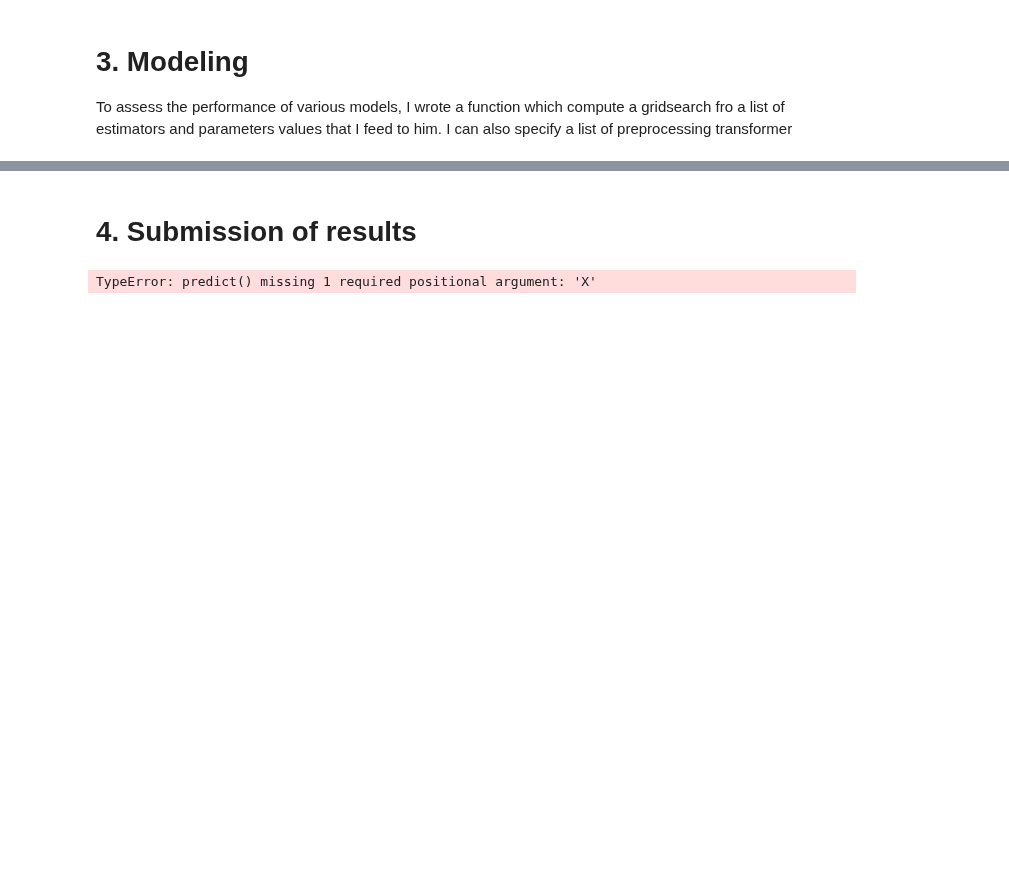
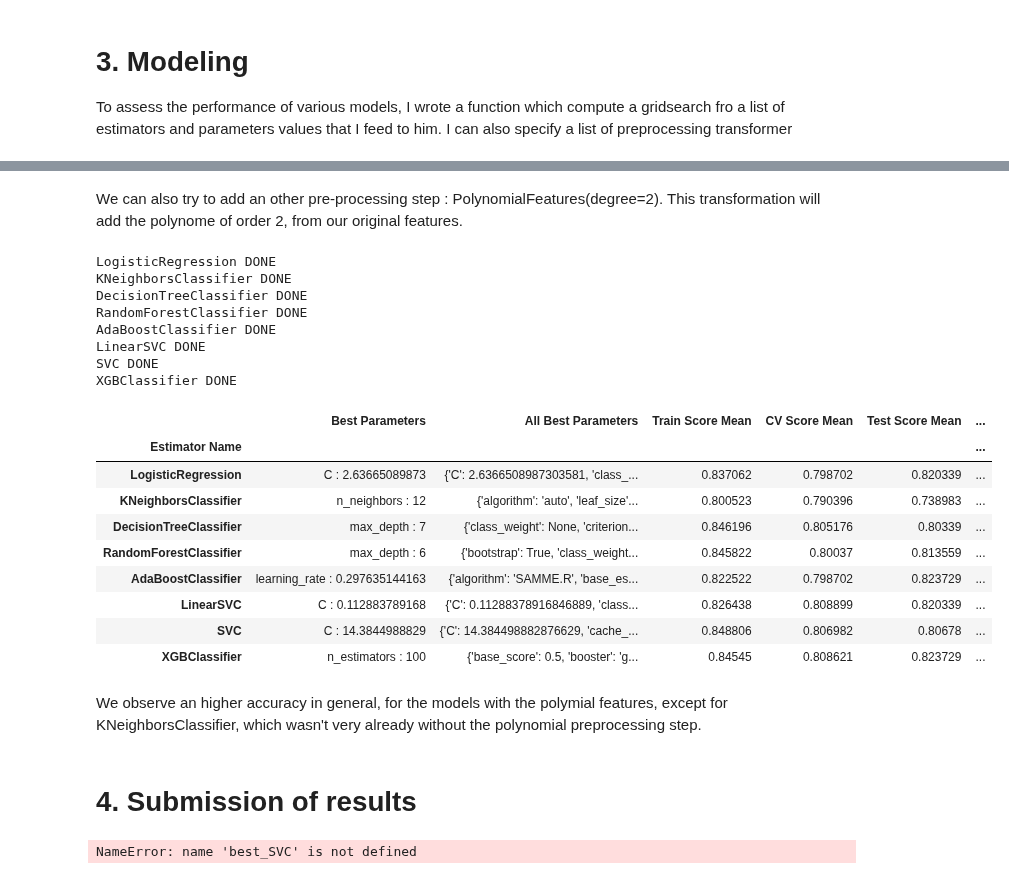
Before and after one commit to ArthMx/Titanic-Kaggle, a Jupyter notebook: Titanic.ipynb, the cells around one changed output, grey strips where cells are left out. Drawn from its saved outputs; the diff is of its cells as text; code cells hidden in the pictures; blank space fills up the shorter version.

```diff
--- a/Titanic.ipynb
+++ b/Titanic.ipynb
@@ -967,10 +1062,66 @@ rfe.fit
+# %% [markdown]
+We can also try to add an other pre-processing step : PolynomialFeatures(degree=2). This transformation will add the polynome of order 2, from our original features.
+# %%
+import warnings
+warnings.filterwarnings("ignore", category=RuntimeWarning)
+
+# list of pre-processing transformer
+preprocess_steps = [PolynomialFeatures(degree=2), StandardScaler()]
+
+# list of estimators to be trial
+estimators = [LogisticRegression(),
+              KNeighborsClassifier(),
+              DecisionTreeClassifier(),
+              RandomForestClassifier(),
+              AdaBoostClassifier(),
+              LinearSVC(),
+              SVC(),
+              XGBClassifier()
+             ]
+
+# dictionnaries of parameters grid
+log_reg_params = {'penalty':['l2', 'l1'], 'C': np.logspace(-1,2,20)}
+kneigh_params = {'n_neighbors':list(range(1,15))}
+tree_param = {'criterion':['gini', 'entropy'], 'splitter':['best', 'random'], 'max_depth':list(range(1,12))}
+forest_param = {'n_estimators':[10,20,50,100], 'criterion':['gini', 'entropy'], 'max_depth':list(range(1,12))}
+adaboost_param = {'n_estimators':[50,100], 'learning_rate':np.logspace(-2,2,20)}
+lin_SVC_param = {'loss':['hinge', 'squared_hinge'], 'C': np.logspace(-2,2,20)}
+SVC_param = {'kernel':['poly', 'rbf'], 'C': np.logspace(-2,2,20)}
+xgb_clf_param = {'max_depth':[2,3,4,5], 'learning_rate':np.logspace(-2,2,10), 'n_estimators':[50,100,200]}
+
+# list of dictionnay of parameters grid
+params_list = [log_reg_params, kneigh_params, tree_param, forest_param, adaboost_param, lin_SVC_param, SVC_param, xgb_clf_param]
+
+results_df_poly2, best_estimators_poly2 = multi_estimators_gridsearch(preprocess_steps, estimators, params_list, X_train, y_train, X_test, y_test, grid_cv=5)
+results_df_poly2
+# %% [output]
+LogisticRegression DONE
+KNeighborsClassifier DONE
+DecisionTreeClassifier DONE
+RandomForestClassifier DONE
+AdaBoostClassifier DONE
+LinearSVC DONE
+SVC DONE
+XGBClassifier DONE
+|  | Best Parameters | All Best Parameters | Train Score Mean | CV Score Mean | Test Score Mean | ... |
+| Estimator Name |  |  |  |  |  | ... |
+| LogisticRegression | C : 2.63665089873 | {'C': 2.6366508987303581, 'class_... | 0.837062 | 0.798702 | 0.820339 | ... |
+| KNeighborsClassifier | n_neighbors : 12 | {'algorithm': 'auto', 'leaf_size'... | 0.800523 | 0.790396 | 0.738983 | ... |
+| DecisionTreeClassifier | max_depth : 7 | {'class_weight': None, 'criterion... | 0.846196 | 0.805176 | 0.80339 | ... |
+| RandomForestClassifier | max_depth : 6 | {'bootstrap': True, 'class_weight... | 0.845822 | 0.80037 | 0.813559 | ... |
+| AdaBoostClassifier | learning_rate : 0.297635144163 | {'algorithm': 'SAMME.R', 'base_es... | 0.822522 | 0.798702 | 0.823729 | ... |
+| LinearSVC | C : 0.112883789168 | {'C': 0.11288378916846889, 'class... | 0.826438 | 0.808899 | 0.820339 | ... |
+| SVC | C : 14.3844988829 | {'C': 14.384498882876629, 'cache_... | 0.848806 | 0.806982 | 0.80678 | ... |
+| XGBClassifier | n_estimators : 100 | {'base_score': 0.5, 'booster': 'g... | 0.84545 | 0.808621 | 0.823729 | ... |
+# %% [markdown]
+We observe an higher accuracy in general, for the models with the polymial features, except for KNeighborsClassifier, which wasn't very already without the polynomial preprocessing step.
 # %% [markdown]
 # 4. Submission of results
 # %%
-best_SVC = best_estimators['SVC']
-y_submission = SVC.predict(X_submission)
+best_estimator = best_estimators['XGBClassifier']
+y_submission = best_SVC.predict(X_submission)
 
 submission_df = pd.DataFrame({'PassengerId':X_submission.index, 'Survived':y_submission})
 submission_df.to_csv('Data/submission.csv', index=False)
 # %% [output]
-TypeError: predict() missing 1 required positional argument: 'X'
+NameError: name 'best_SVC' is not defined
```
Also changed, not shown: parts of 22 cells of this notebook.
